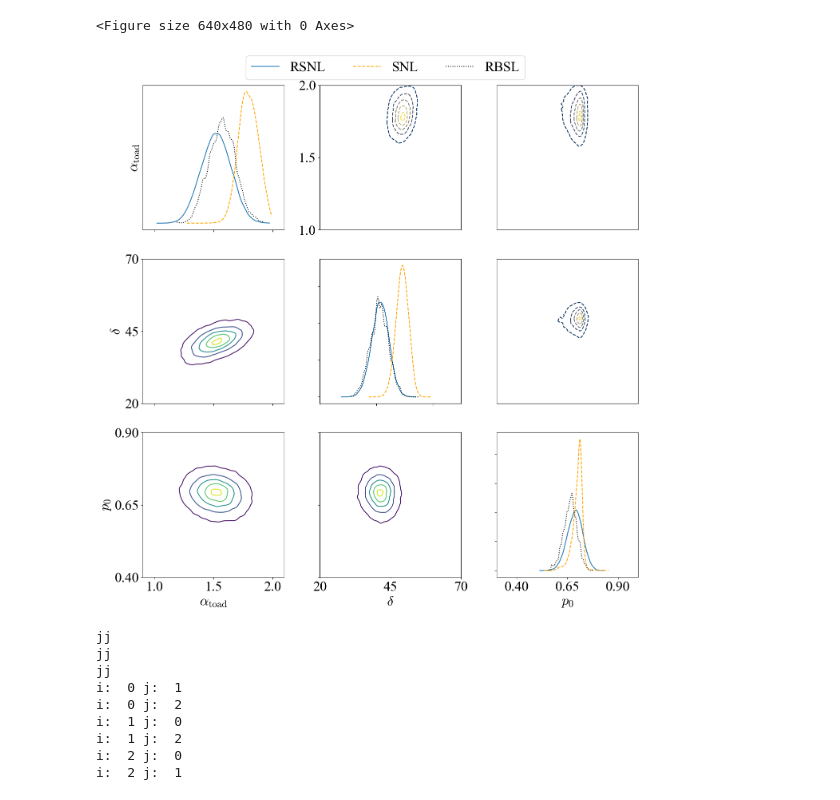
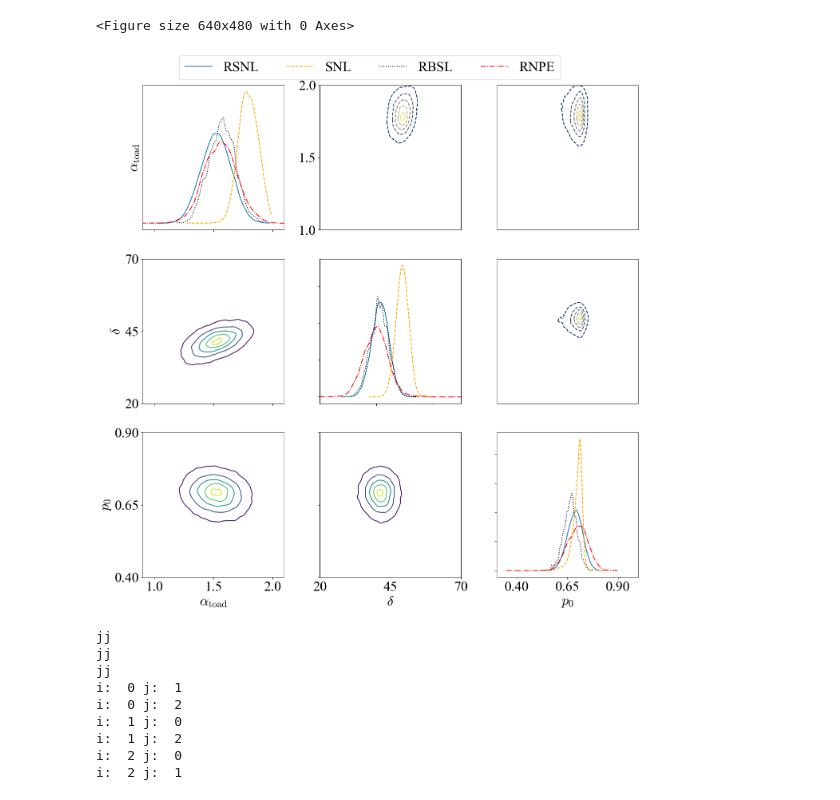
Before and after one commit to RyanJafefKelly/rsnl, a Jupyter notebook: notebooks/toad_plots.ipynb, the cells around one changed output. Drawn from its saved outputs; the diff is of its cells as text; code cells hidden in the pictures.

```diff
--- a/notebooks/toad_plots.ipynb
+++ b/notebooks/toad_plots.ipynb
@@ -228,43 +228,48 @@ for ii, ax_ii in enumerate(axes):
                          color='black',
                          plot_kwargs={'linestyle': 'dotted'},
                          label='RBSL')
+            az.plot_dist(rnpe_theta_plot['theta' + str(ii+1)],
+                            ax=ax_jj,
+                            color='red',
+                            plot_kwargs={'linestyle': 'dashdot'},
+                            label='RNPE')
             if ii != 0:
                 ax_jj.get_legend().remove()
             else:
-                ax_jj.legend(bbox_to_anchor=(2.75, 1.25), ncol=3)
+                ax_jj.legend(bbox_to_anchor=(3, 1.25), ncol=4)
         if ii < jj:
             ax_jj._remove_method = None
             ax_jj.figure = curr_fig
             ax_jj.set_visible(True)
             ax_jj = az.plot_kde(snl_theta_plot['theta' + str(jj+1)],
                                 snl_theta_plot['theta' + str(ii+1)],
                                 ax=ax_jj,
                                 hdi_probs=[0.05, 0.25, 0.5, 0.75, 0.95],
                                 contour_kwargs={"colors": None, "cmap":plt.cm.cividis, 'linestyles': 'dashed'},
                                 contourf_kwargs={"alpha":0}, show=False)
             ax_jj.axes = old_axes[ii, jj]
             ax_jj.axes.get_xaxis().set_visible(False)
             ax_jj.axes.get_yaxis().set_visible(False)
             fig.add_subplot(ax_jj)
 for i in range(3):
     for j in range(3):
         if i != j:
             axes[i][j].set_xticks([lower_bounds[j], (lower_bounds[j] + upper_bounds[j])/2, upper_bounds[j]])
             axes[i][j].set_yticks([lower_bounds[i], (lower_bounds[i] + upper_bounds[i])/2, upper_bounds[i]])
         if i == 0 and j == 1:
             axes[i][j].get_yaxis().set_visible(True)
             axes[i][j].tick_params(left=True, labelleft=True)
         else:
             if i == 0:
                 axes[i][j].set_yticks([])
                 axes[i][j].tick_params(left=False, labelleft=False)
             if i == 2:
                 axes[i][j].set_xticks([lower_bounds[j], (lower_bounds[j] + upper_bounds[j])/2, upper_bounds[j]])
 
 plt.subplots_adjust(wspace=0.25)  # adjust the space between the subplots
 plt.savefig("plots/toad_joint_real_data.pdf", bbox_inches='tight')
 # %% [output]
-[figure, old version]
+[figure, new version]
 # %%
 # Set up sim data
 with open("../res/toad/rsnl_sim/seed_0/thetas.pkl", "rb") as f:
```
Also changed, not shown: parts of 3 cells of this notebook, 1 other file.
